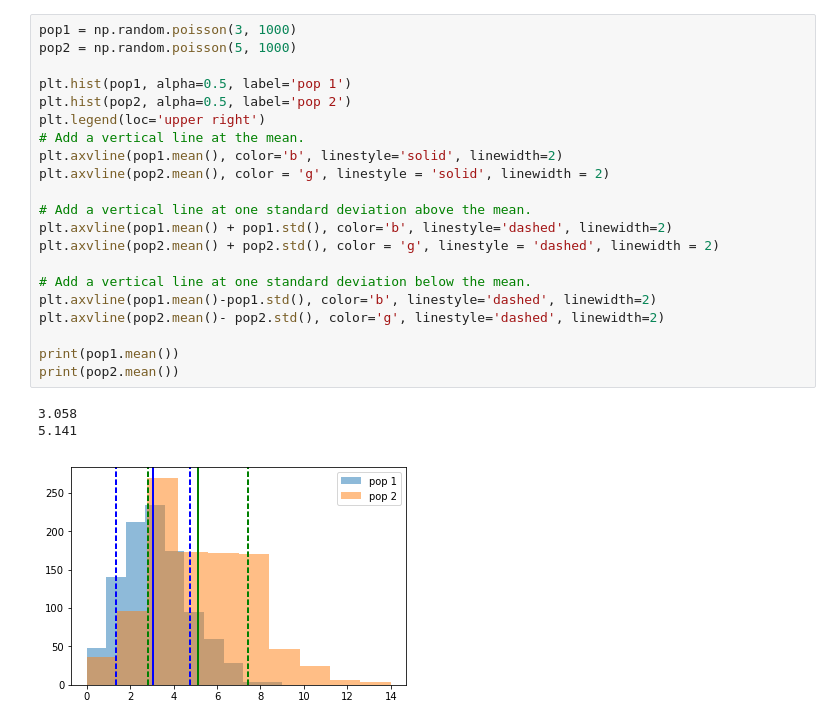
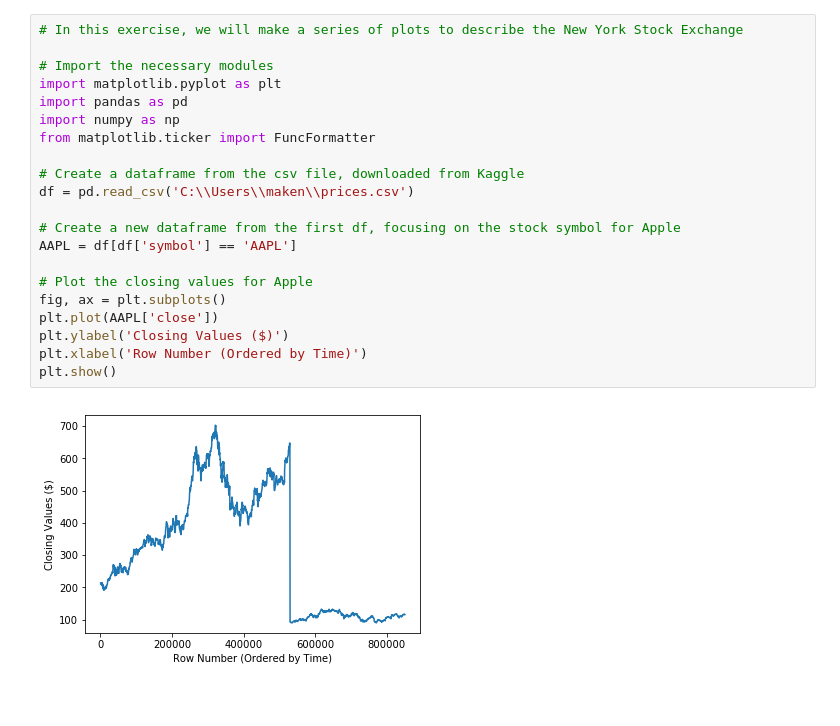
Before and after one commit to makennedy626/NYSE-Project, a Jupyter notebook: Challenge - What Do You See.ipynb, the cells around one changed output. Drawn from its saved outputs; the diff is of its cells as text; blank space fills up the shorter version.

```diff
--- a/Challenge - What Do You See.ipynb
+++ b/Challenge - What Do You See.ipynb
@@ -133,25 +1,23 @@ print(pop2.mean())
-# %%
-pop1 = np.random.poisson(3, 1000)
-pop2 = np.random.poisson(5, 1000)
-
-plt.hist(pop1, alpha=0.5, label='pop 1')
-plt.hist(pop2, alpha=0.5, label='pop 2')
-plt.legend(loc='upper right')
-# Add a vertical line at the mean.
-plt.axvline(pop1.mean(), color='b', linestyle='solid', linewidth=2)
-plt.axvline(pop2.mean(), color = 'g', linestyle = 'solid', linewidth = 2)
-
-# Add a vertical line at one standard deviation above the mean.
-plt.axvline(pop1.mean() + pop1.std(), color='b', linestyle='dashed', linewidth=2)
-plt.axvline(pop2.mean() + pop2.std(), color = 'g', linestyle = 'dashed', linewidth = 2)
-
-# Add a vertical line at one standard deviation below the mean.
-plt.axvline(pop1.mean()-pop1.std(), color='b', linestyle='dashed', linewidth=2)
-plt.axvline(pop2.mean()- pop2.std(), color='g', linestyle='dashed', linewidth=2)
-
-print(pop1.mean())
-print(pop2.mean())
-# %% [output]
-3.058
-5.141
-[figure, removed]
+# %%
+# In this exercise, we will make a series of plots to describe the New York Stock Exchange
+
+# Import the necessary modules
+import matplotlib.pyplot as plt
+import pandas as pd
+import numpy as np
+from matplotlib.ticker import FuncFormatter
+
+# Create a dataframe from the csv file, downloaded from Kaggle
+df = pd.read_csv('C:\\Users\\maken\\prices.csv')
+
+# Create a new dataframe from the first df, focusing on the stock symbol for Apple
+AAPL = df[df['symbol'] == 'AAPL']
+
+# Plot the closing values for Apple
+fig, ax = plt.subplots()
+plt.plot(AAPL['close'])
+plt.ylabel('Closing Values ($)')
+plt.xlabel('Row Number (Ordered by Time)')
+plt.show()
+# %% [output]
+[figure, added]
```
Also changed, not shown: parts of 14 cells of this notebook.
